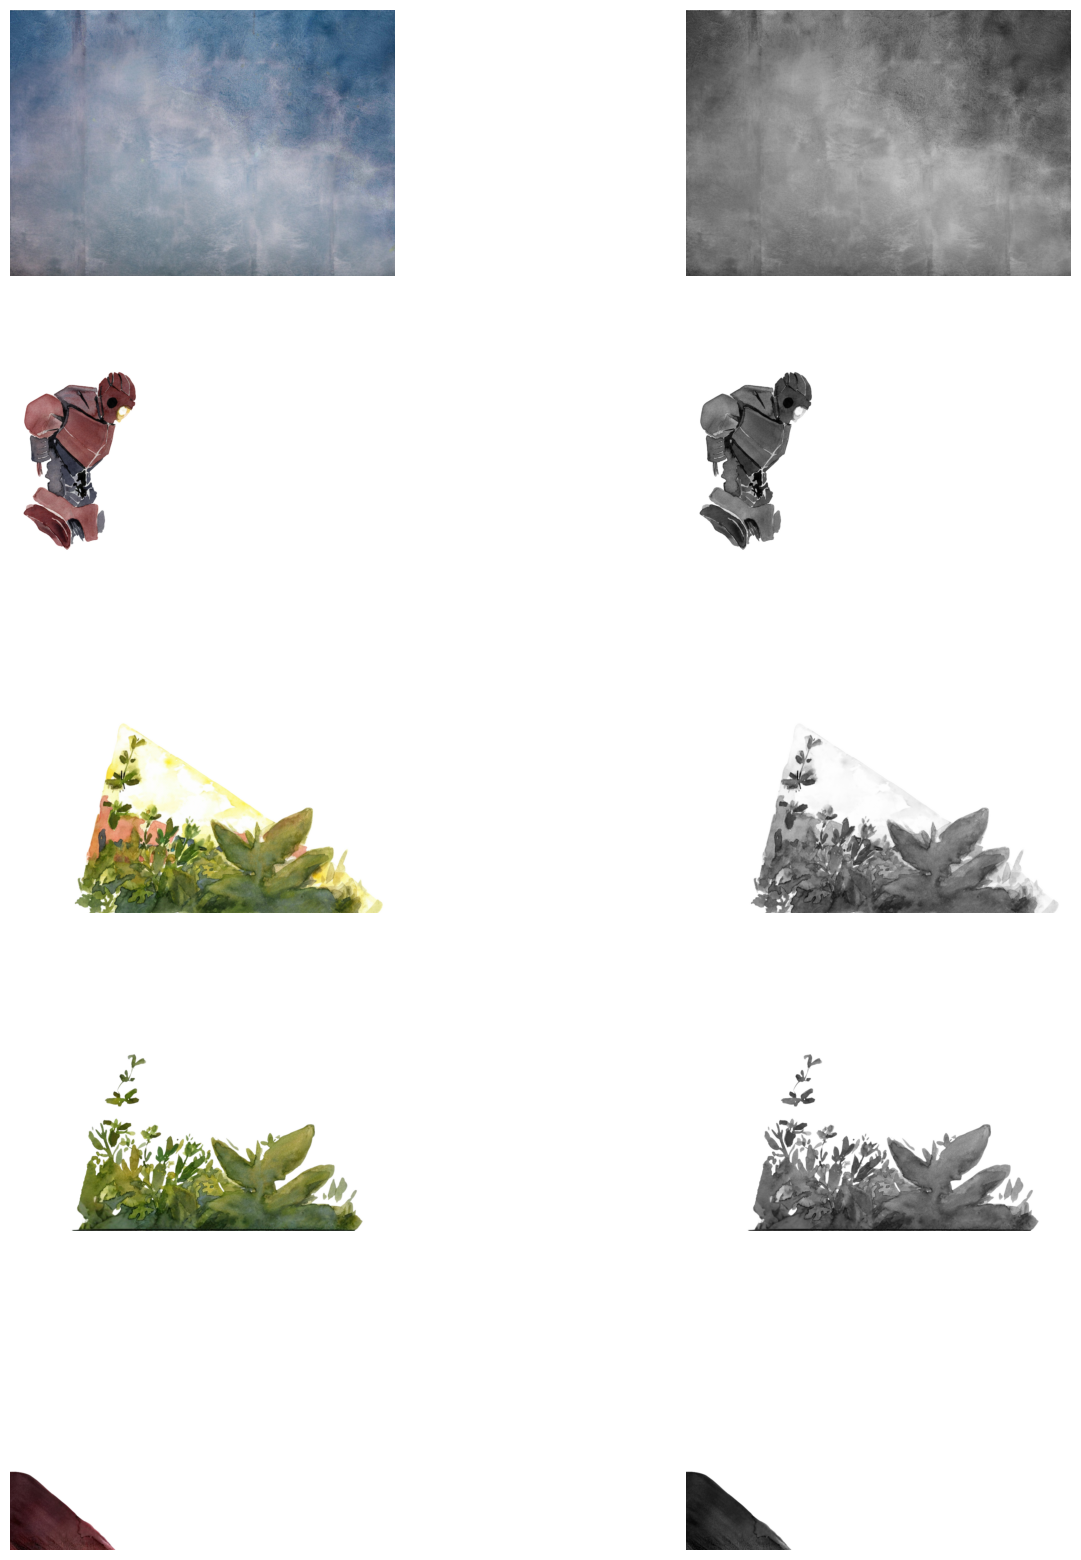
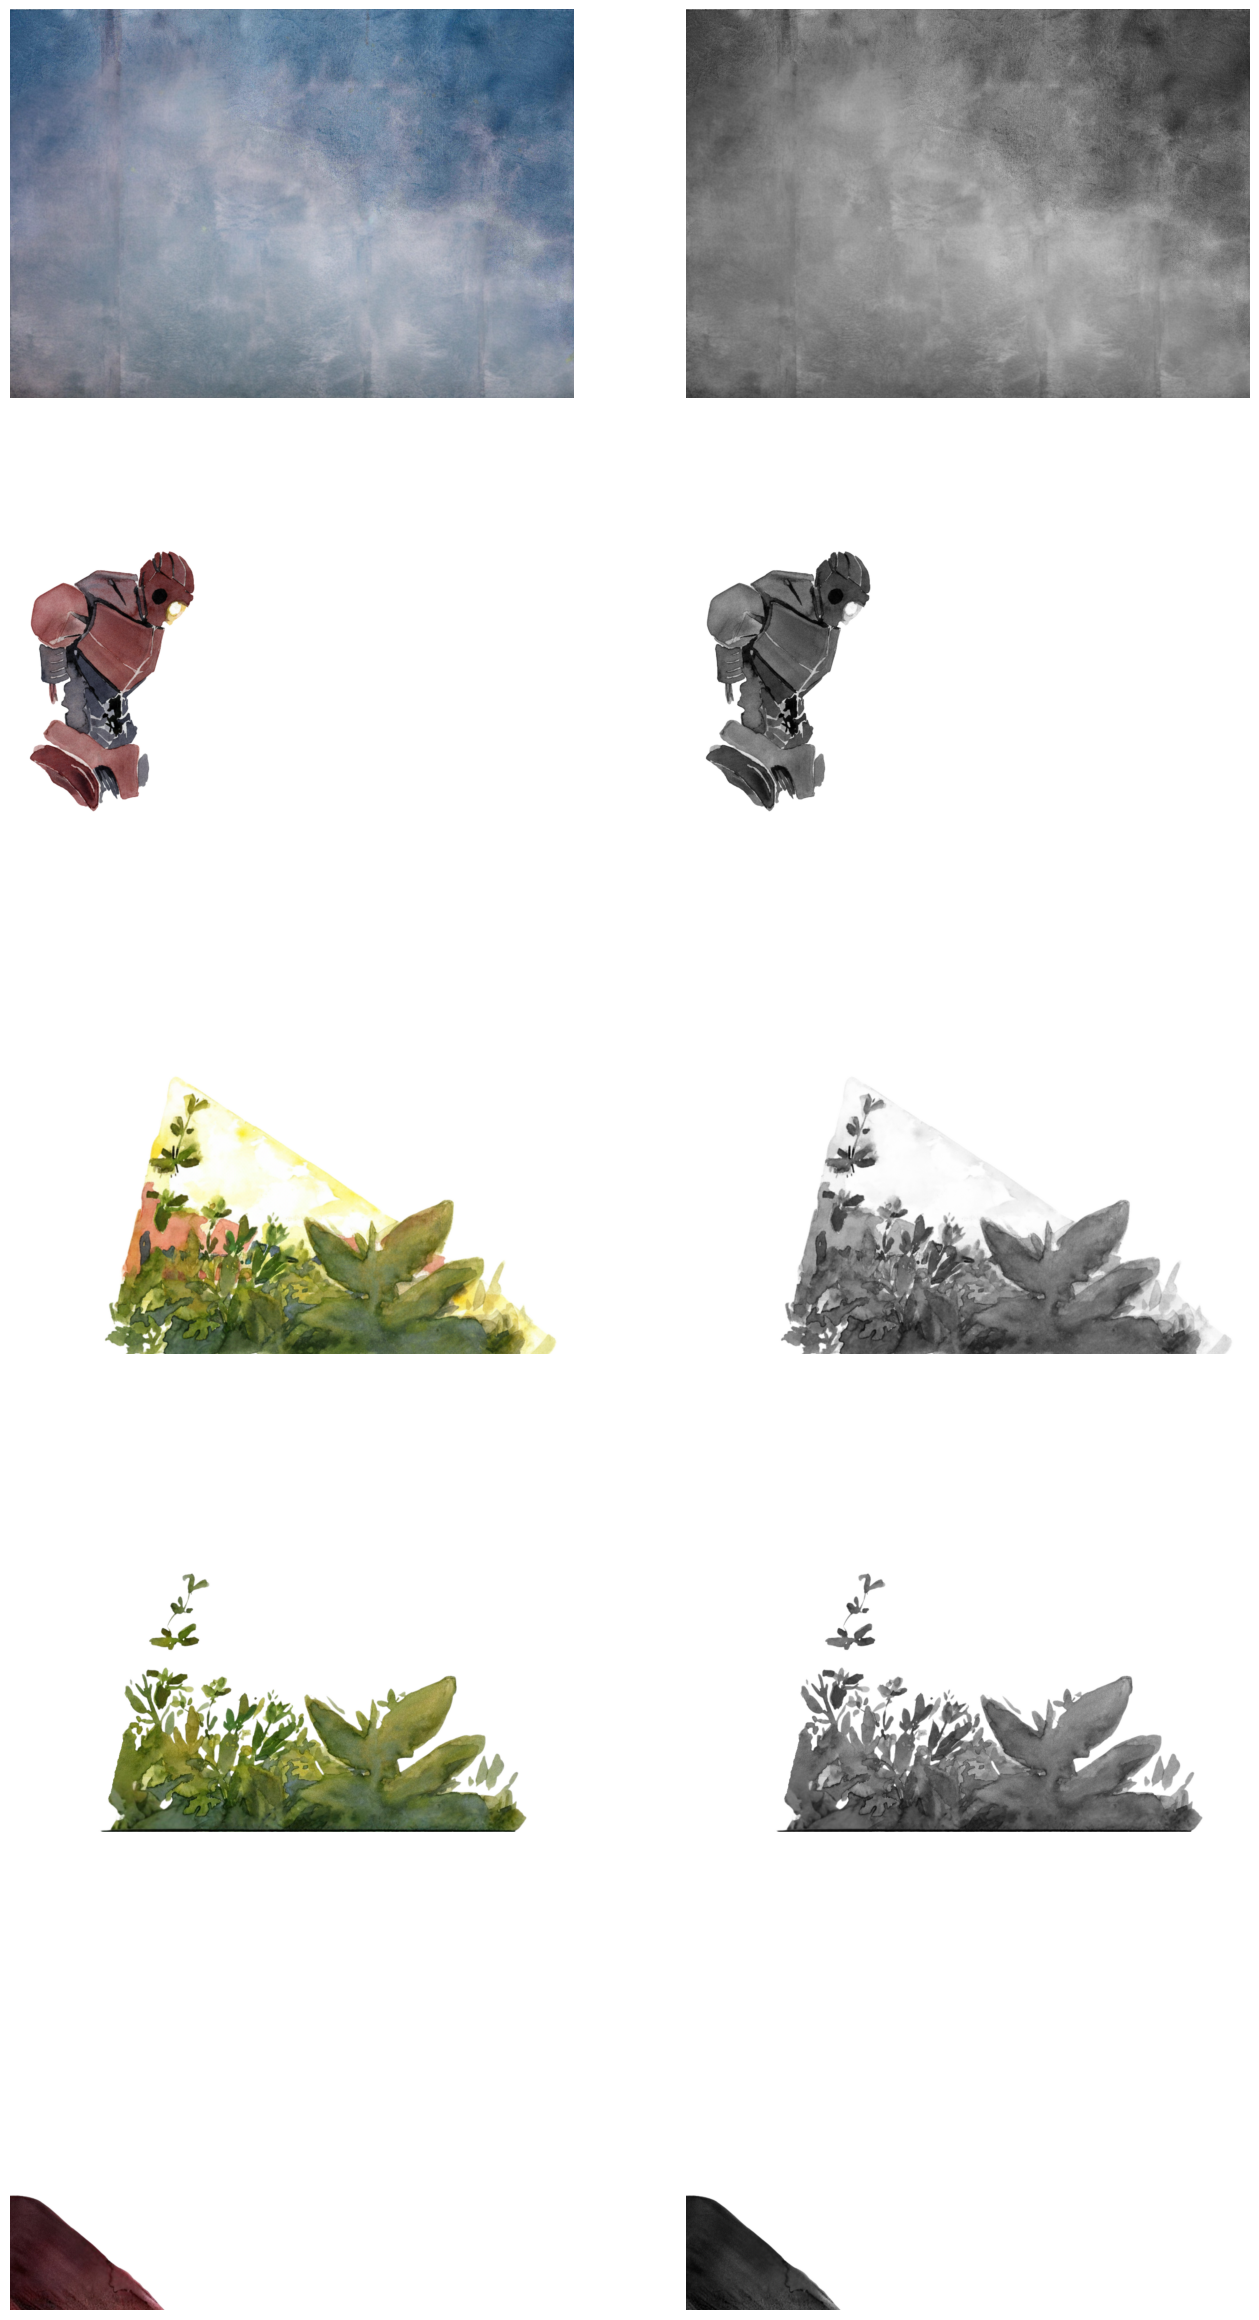
The change to this notebook cell's code, shown as a diff; its figure went from the first image to the second:
--- before
+++ after
@@ -3,5 +3,5 @@
 extension = "png"
 
-fig, axs = plt.subplots(5,2,figsize=(16, 4*5))
+fig, axs = plt.subplots(5,2,figsize=(16, 6*5))
 
 for ax_row, suffix in zip(axs, image_suffixes):

Commit: Make initial mosaics from layers